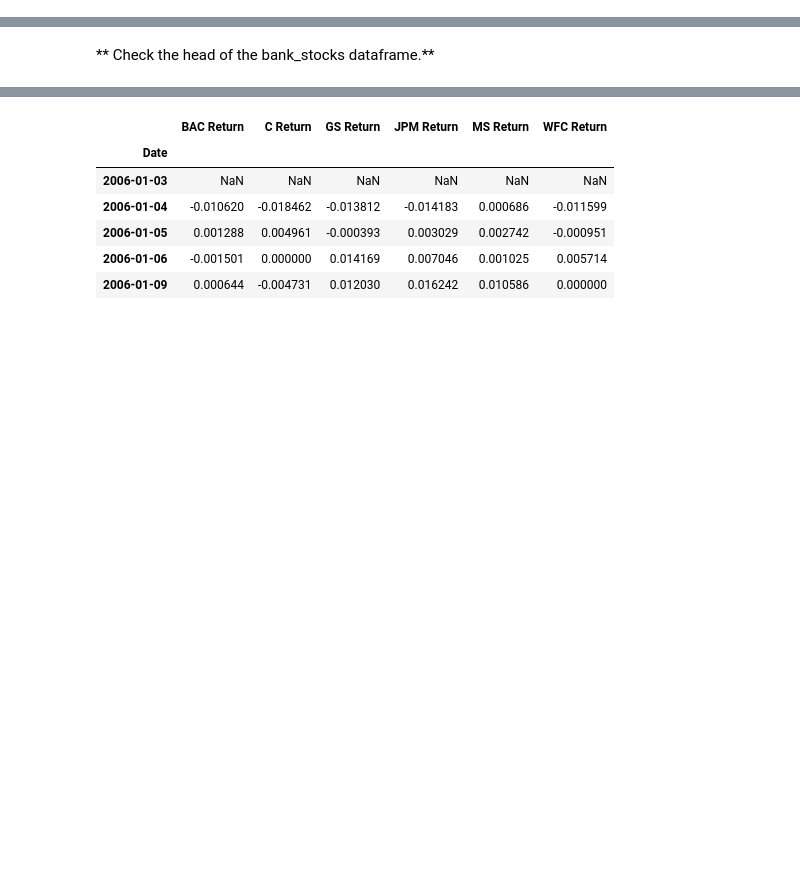
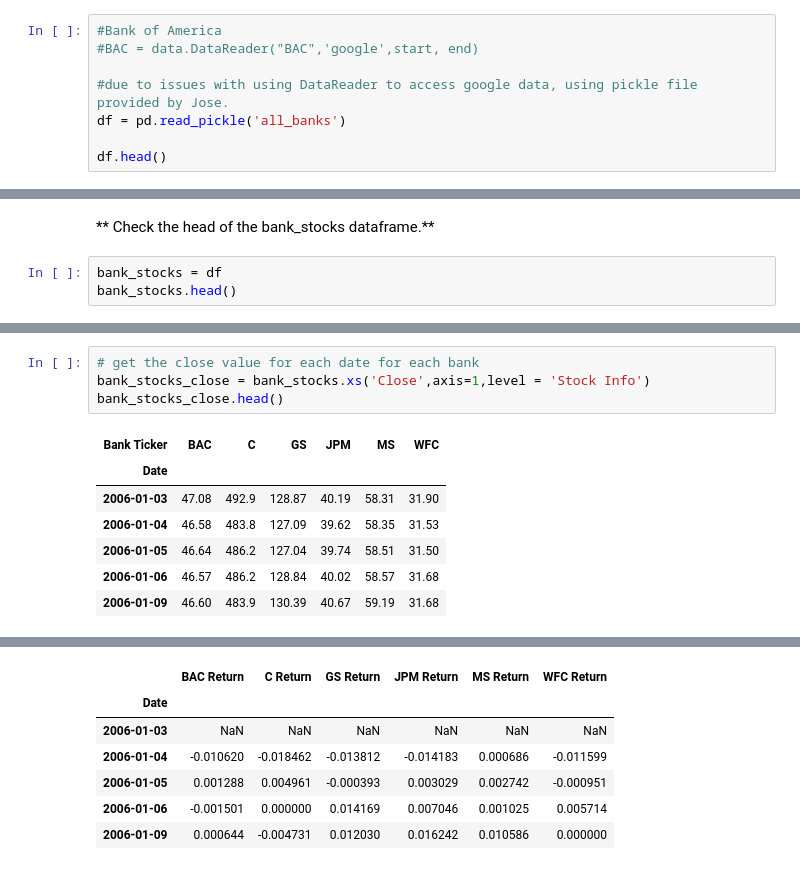
Before and after one commit to c2eien/charles, a Jupyter notebook: Data Capstones/Finance/Finance Project - cc.ipynb, the cells around one changed output, grey strips where cells are left out. Drawn from its saved outputs; the diff is of its cells as text; blank space fills up the shorter version.

```diff
--- a/Data Capstones/Finance/Finance Project - cc.ipynb
+++ b/Data Capstones/Finance/Finance Project - cc.ipynb
@@ -51,0 +56,8 @@ We need to get data using pandas datareader. We will get stock information for t
+# %%
+#Bank of America
+#BAC = data.DataReader("BAC",'google',start, end)
+
+#due to issues with using DataReader to access google data, using pickle file provided by Jose.
+df = pd.read_pickle('all_banks')
+
+df.head()
@@ -59,3 +81,6 @@ We need to get data using pandas datareader. We will get stock information for t
 bank_stocks.columns.names = ['Bank Ticker','Stock Info']
 # %% [markdown]
 ** Check the head of the bank_stocks dataframe.**
+# %%
+bank_stocks = df
+bank_stocks.head()
@@ -61,0 +104,12 @@ bank_stocks.columns.names = ['Bank Ticker','Stock Info']
+# %%
+# get the close value for each date for each bank
+bank_stocks_close = bank_stocks.xs('Close',axis=1,level = 'Stock Info')
+bank_stocks_close.head()
+# %% [output]
+| Bank Ticker | BAC | C | GS | JPM | MS | WFC |
+| Date |  |  |  |  |  |  |
+| 2006-01-03 | 47.08 | 492.9 | 128.87 | 40.19 | 58.31 | 31.90 |
+| 2006-01-04 | 46.58 | 483.8 | 127.09 | 39.62 | 58.35 | 31.53 |
+| 2006-01-05 | 46.64 | 486.2 | 127.04 | 39.74 | 58.51 | 31.50 |
+| 2006-01-06 | 46.57 | 486.2 | 128.84 | 40.02 | 58.57 | 31.68 |
+| 2006-01-09 | 46.60 | 483.9 | 130.39 | 40.67 | 59.19 | 31.68 |
```
Also changed, not shown: parts of 14 cells of this notebook, 46 other files.
